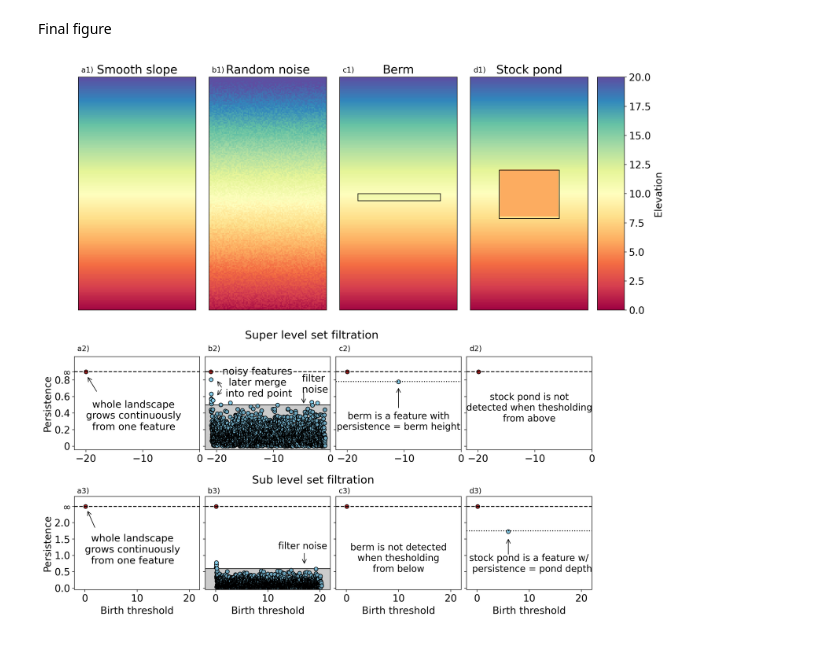
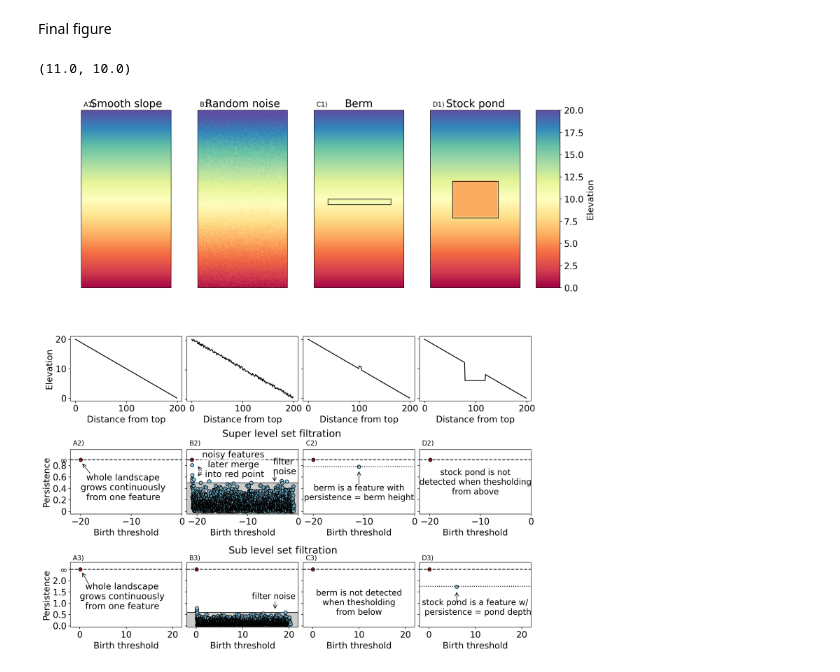
Before and after one commit to ggrindstaff/Connectivity, a Jupyter notebook: Colab_notebooks/PH_Examples.ipynb, the cells around one changed output. Drawn from its saved outputs; the diff is of its cells as text; code cells hidden in the pictures.

```diff
--- a/Colab_notebooks/PH_Examples.ipynb
+++ b/Colab_notebooks/PH_Examples.ipynb
@@ -268,6 +268,10 @@ Text(12, 3.25, 'Sub level set filtration')
 [figure]
 # %% [markdown]
 Final figure
+# %%
+data[3][100][50],data[1][100][50]
+# %% [output]
+(11.0, 10.0)
 # %%
 # fig,axs = plt.subplots(2,len(data.keys()),
 #                        figsize = (4*len(data.keys()),8))#,sharey=True)
@@ -276,27 +280,32 @@ plt.rcParams.update({'font.size': 16})
 dotsize = 40
 
 import matplotlib.gridspec as gridspec
-fig2 = plt.figure(figsize = (4*len(data.keys()),15))
-spec2 = gridspec.GridSpec(ncols=len(data.keys())*4+1, nrows=4, figure=fig2)
+fig2 = plt.figure(figsize = (4*len(data.keys()),17))
+spec2 = gridspec.GridSpec(ncols=len(data.keys())*4+1, nrows=5, figure=fig2)
 ax0 = fig2.add_subplot(spec2[:2, 0:4])
 ax1 = fig2.add_subplot(spec2[:2, 4:8])
 ax2 = fig2.add_subplot(spec2[:2, 8:12])
 ax3 = fig2.add_subplot(spec2[:2, 12:16])
-ax4 = fig2.add_subplot(spec2[2, 0:4])
-ax5 = fig2.add_subplot(spec2[2, 4:8])
-ax6 = fig2.add_subplot(spec2[2, 8:12])
-ax7 = fig2.add_subplot(spec2[2, 12:16])
-ax8 = fig2.add_subplot(spec2[3, 0:4])
-ax9 = fig2.add_subplot(spec2[3, 4:8])
-ax10 = fig2.add_subplot(spec2[3, 8:12])
-ax11 = fig2.add_subplot(spec2[3, 12:16])
+ax4 = fig2.add_subplot(spec2[3, 0:4])
+ax5 = fig2.add_subplot(spec2[3, 4:8])
+ax6 = fig2.add_subplot(spec2[3, 8:12])
+ax7 = fig2.add_subplot(spec2[3, 12:16])
+ax8 = fig2.add_subplot(spec2[4, 0:4])
+ax9 = fig2.add_subplot(spec2[4, 4:8])
+ax10 = fig2.add_subplot(spec2[4, 8:12])
+ax11 = fig2.add_subplot(spec2[4, 12:16])
 cax = fig2.add_subplot(spec2[:2, 16])
+p1 = fig2.add_subplot(spec2[2, 0:4])
+p2 = fig2.add_subplot(spec2[2, 4:8])
+p3 = fig2.add_subplot(spec2[2, 8:12])
+p4 = fig2.add_subplot(spec2[2, 12:16])
 
 axs = [[ax0,ax1,ax2,ax3],
+       [p1,p2,p3,p4],
        [ax4,ax5,ax6,ax7],
        [ax8,ax9,ax10,ax11]]
 
-textlabel = ['a','b','c','d','e']
+textlabel = ['A','B','C','D','E']
 for i in range(len(data.keys())):
   ax = axs[0][i]
   d = data[i+1]
@@ -327,6 +336,17 @@ cbar.set_label('Elevation',fontsize=16)
 
 for i in range(len(dgms.keys())):
   ax = axs[1][i]
+  profile = [data[i+1][k][50] for k in range(len(data[i+1]))]
+  ax.plot(profile,c='k')
+  if i>0:
+    ax.set_yticklabels([])
+  else:
+    ax.set_ylabel('Elevation')
+  ax.set_xlabel('Distance from top')
+
+
+for i in range(len(dgms.keys())):
+  ax = axs[2][i]
   plot_ph_rotate(dgms[i+1],0,20,0.9,ax,dotsize,'skyblue')
   # ax.set_xticks([-20,-15,-10,-5,0,])
   ax.set_yticks([0,0.2,0.4,0.6,0.8,0.9])
@@ -335,9 +355,9 @@ for i in range(len(dgms.keys())):
   ax.text(-21.5,1.15,textlabel[i]+'2)',fontsize=12,)
   if i>0:
     ax.set_yticklabels([])
-  ax.set_xlabel('')
+  ax.set_xlabel('Birth threshold')
 
-  ax = axs[2][i]
+  ax = axs[3][i]
   plot_ph_rotate(dgms_sub[i+1],0,20,2.5,ax,dotsize,'skyblue')
   ax.set_xlim(-2,22)
   ax.set_ylim(-.05,2.8)
@@ -348,7 +368,7 @@ for i in range(len(dgms.keys())):
     ax.set_yticklabels([])
 
 
-ax = axs[1][1]
+ax = axs[2][1]
 ax.axhspan(-1,0.5,facecolor = 'k',alpha = 0.2,)#zorder = -1)
 ax.axhline(0.5,c='k',lw=1,zorder= -1)
 ax.text(-5,0.65,'filter\nnoise')
@@ -361,50 +381,50 @@ ax.annotate("", xy=(-20.,0.6), xytext=(-19,0.7),
 ax.annotate("", xy=(-20,0.8), xytext=(-19,0.7),
             arrowprops=dict(arrowstyle="->"))
 
-ax = axs[1][0]
+ax = axs[2][0]
 ax.set_ylabel('Persistence',fontsize = 16)
 ax.text(-20,0.2,'  whole landscape\ngrows continuously\n  from one feature')
 ax.annotate("", xy=(-19.8,0.85), xytext=(-18,0.65),
             arrowprops=dict(arrowstyle="->"))
 
-ax = axs[2][0]
+ax = axs[3][0]
 ax.set_ylabel('Persistence',)
 ax.text(0,.75,'  whole landscape\ngrows continuously\n  from one feature')
 ax.annotate("", xy=(0.4,2.4), xytext=(2,1.82),
             arrowprops=dict(arrowstyle="->"))
 
-ax = axs[1][3]
+ax = axs[2][3]
 ax.text(-11,0.3,'stock pond is not\ndetected when thesholding\nfrom above',
         ha='center',fontsize = 15)
 
-ax = axs[2][2]
+ax = axs[3][2]
 ax.text(10,0.5,'berm is not detected\nwhen thesholding\nfrom below',
         ha = 'center',fontsize = 15)
 
-ax = axs[1][2]
+ax = axs[2][2]
 ax.axhline(0.78,c='k',ls=':')
 ax.text(-11,0.2,'berm is a feature with\npersistence = berm height',
         ha = 'center',fontsize = 15)
 ax.annotate("", xy=(-11,0.72), xytext=(-11,0.45),
             arrowprops=dict(arrowstyle="->"))
 
-ax = axs[2][3]
+ax = axs[3][3]
 ax.axhline(1.75,c='k',ls=':')
 ax.text(-1.5,0.5,'stock pond is a feature w/\n persistence = pond depth'
         ,fontsize = 15 )
 ax.annotate("", xy=(6,1.55), xytext=(6,1),
             arrowprops=dict(arrowstyle="->"))
 
-ax = axs[2][1]
+ax = axs[3][1]
 ax.axhspan(-1,0.6,facecolor = 'k',alpha = 0.2,)#zorder = -1)
 ax.axhline(0.6,c='k',lw=1,zorder= -1)
 ax.text(12,1.2,'filter noise',fontsize = 15)
 ax.annotate("", xy=(17,.7), xytext=(17,1.1),
             arrowprops=dict(arrowstyle="->"))
 
-axs[1][1].text(-15,1.3,'Super level set filtration',fontsize = 18)
-axs[2][1].text(7,3.2,'Sub level set filtration', fontsize = 18)
+axs[2][1].text(-15,1.3,'Super level set filtration',fontsize = 18)
+axs[3][1].text(7,3.2,'Sub level set filtration', fontsize = 18)
 
-plt.subplots_adjust(hspace=0.5)#,wspace = 0.5,)
+plt.subplots_adjust(hspace=0.75)#,wspace = 0.5,)
 # %% [output]
-[figure, old version]
+[figure, new version]
```
Also changed, not shown: parts of 1 cell of this notebook.
